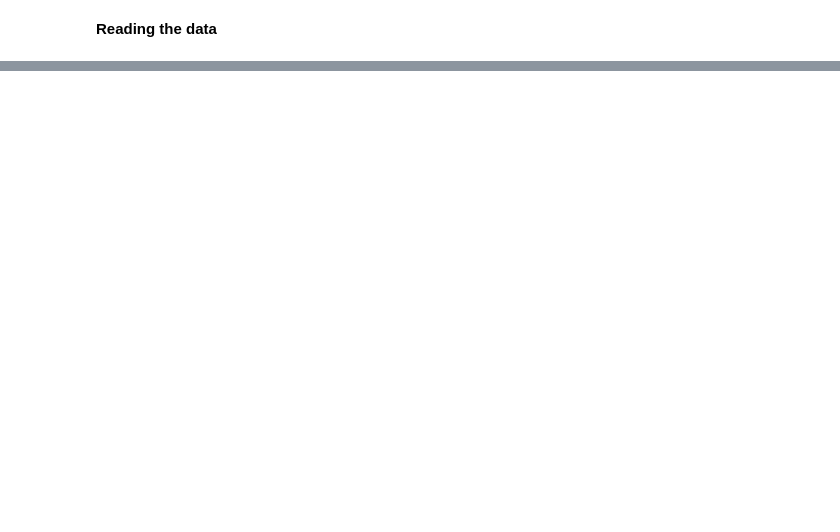
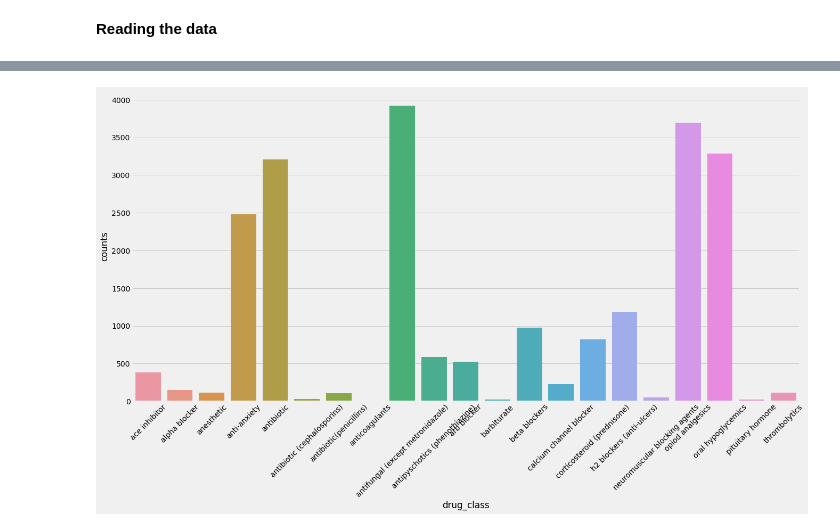
Before and after one commit to micherjo/DrugReviewsDataMining, a Jupyter notebook: INLS_690_Project_Exploratory.ipynb, the cells around one changed output, grey strips where cells are left out. Cells and saved outputs as stored; diff of their text form; code cells hidden in the pictures; blank space fills up the shorter version.

```diff
--- a/INLS_690_Project_Exploratory.ipynb
+++ b/INLS_690_Project_Exploratory.ipynb
@@ -162,0 +342,6 @@ plt.show()
+# %%
+def classify_drug(drugName):
+    for i in drug_suffix.keys():
+        if drugName.endswith(i):
+            #print(True)
+             return drug_suffix[i]
@@ -162,0 +358,2 @@ plt.show()
+# %%
+data['drug_class'] = data['drugName'].apply(classify_drug)
@@ -162,0 +536,2 @@ plt.show()
+# %%
+data['drug_class'] = data['drugName'].apply(classify_drug)
@@ -162,0 +614,4 @@ plt.show()
+# %%
+
+drug_groups = data.groupby('drug_class').size()
+drug_groups.to_frame()
@@ -162,0 +637,9 @@ plt.show()
+# %%
+drug_groups_df = pd.DataFrame({'drug_class':drug_groups.index,'counts':drug_groups.values})
+plt.figure(figsize=(20,10))
+g = sns.barplot(data=drug_groups_df,x='drug_class',y='counts')
+g.set_xticklabels(drug_groups_df['drug_class'].values,rotation=45)
+plt.show()
+plt.show()
+# %% [output]
+[figure, added]
```
Also changed, not shown: parts of 154 cells of this notebook.
